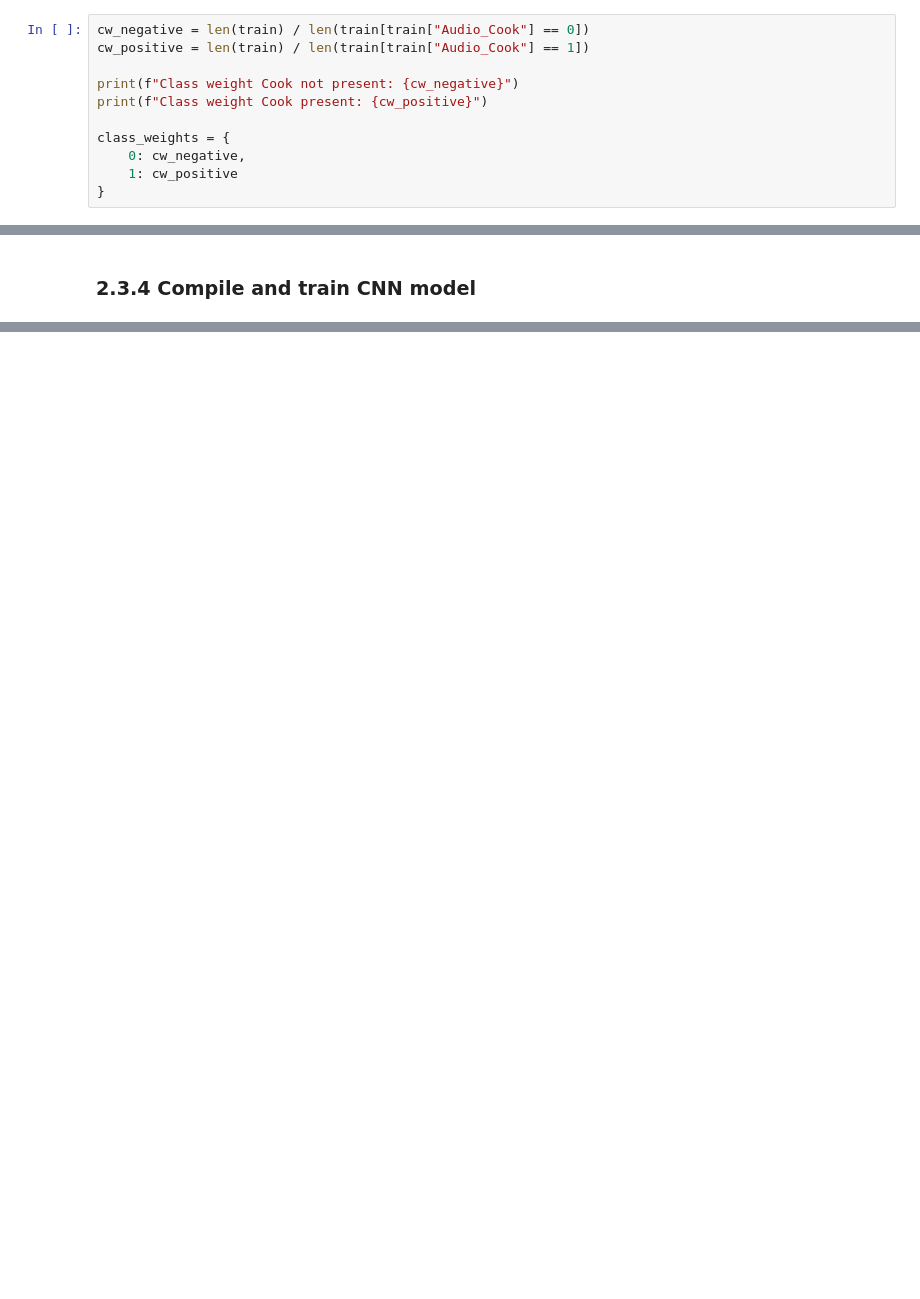
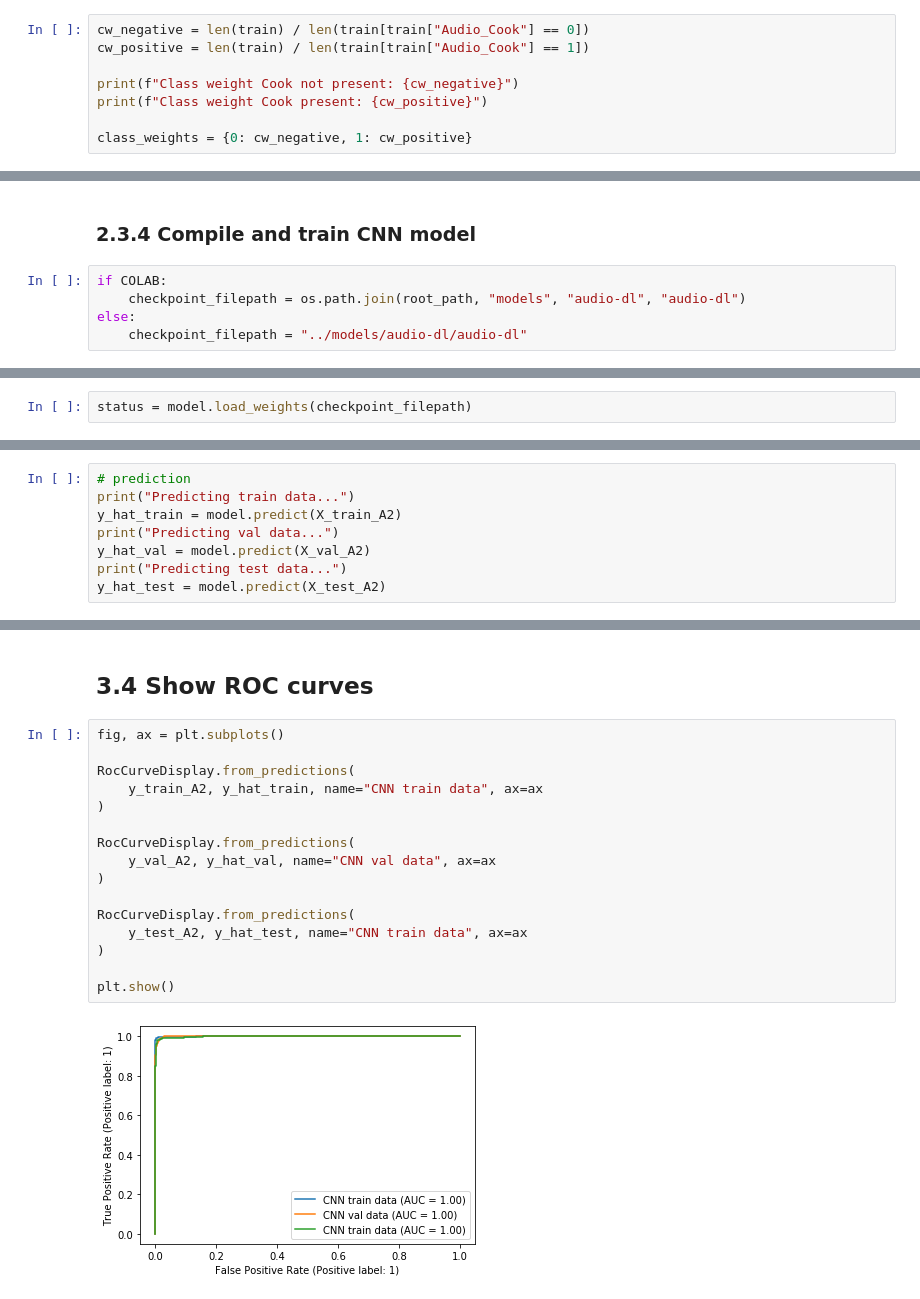
Before and after one commit to mjhof/similarity-modeling, a Jupyter notebook: notebooks/audio-based-deep-learning.ipynb, the cells around one changed output, grey strips where cells are left out. Cells and saved outputs as stored; diff of their text form; blank space fills up the shorter version.

```diff
--- a/notebooks/audio-based-deep-learning.ipynb
+++ b/notebooks/audio-based-deep-learning.ipynb
@@ -344,10 +334,7 @@ cw_positive = len(train) / len(train[train["Audio_Cook"] == 1])
 print(f"Class weight Cook not present: {cw_negative}")
 print(f"Class weight Cook present: {cw_positive}")
 
-class_weights = {
-    0: cw_negative,
-    1: cw_positive
-}
+class_weights = {0: cw_negative, 1: cw_positive}
 # %% [output]
 Class weight Cook not present: 1.0125951816252652
 Class weight Cook present: 80.39544103072349
@@ -692,6 +779,11 @@ Non-trainable params: 1,012
 _________________________________________________________________
 # %% [markdown]
 ### 2.3.4 Compile and train CNN model
+# %%
+if COLAB:
+    checkpoint_filepath = os.path.join(root_path, "models", "audio-dl", "audio-dl")
+else:
+    checkpoint_filepath = "../models/audio-dl/audio-dl"
 # %%
 N_EPOCHS = 200
 
@@ -741,0 +845,2 @@ model.evaluate(dataset_val)
+# %%
+status = model.load_weights(checkpoint_filepath)
@@ -741,0 +849,8 @@ model.evaluate(dataset_val)
+# %%
+# prediction
+print("Predicting train data...")
+y_hat_train = model.predict(X_train_A2)
+print("Predicting val data...")
+y_hat_val = model.predict(X_val_A2)
+print("Predicting test data...")
+y_hat_test = model.predict(X_test_A2)
@@ -741,0 +877,20 @@ model.evaluate(dataset_val)
+# %% [markdown]
+## 3.4 Show ROC curves
+# %%
+fig, ax = plt.subplots()
+
+RocCurveDisplay.from_predictions(
+    y_train_A2, y_hat_train, name="CNN train data", ax=ax
+)
+
+RocCurveDisplay.from_predictions(
+    y_val_A2, y_hat_val, name="CNN val data", ax=ax
+)
+
+RocCurveDisplay.from_predictions(
+    y_test_A2, y_hat_test, name="CNN train data", ax=ax
+)
+
+plt.show()
+# %% [output]
+[figure, added]
```
Also changed, not shown: parts of 33 cells of this notebook, 2 other files.
